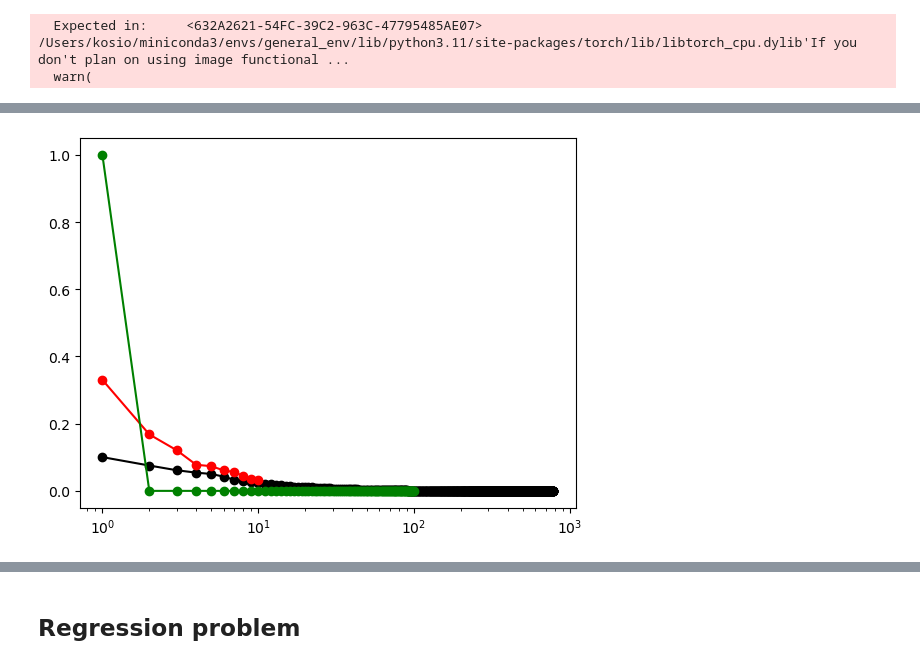
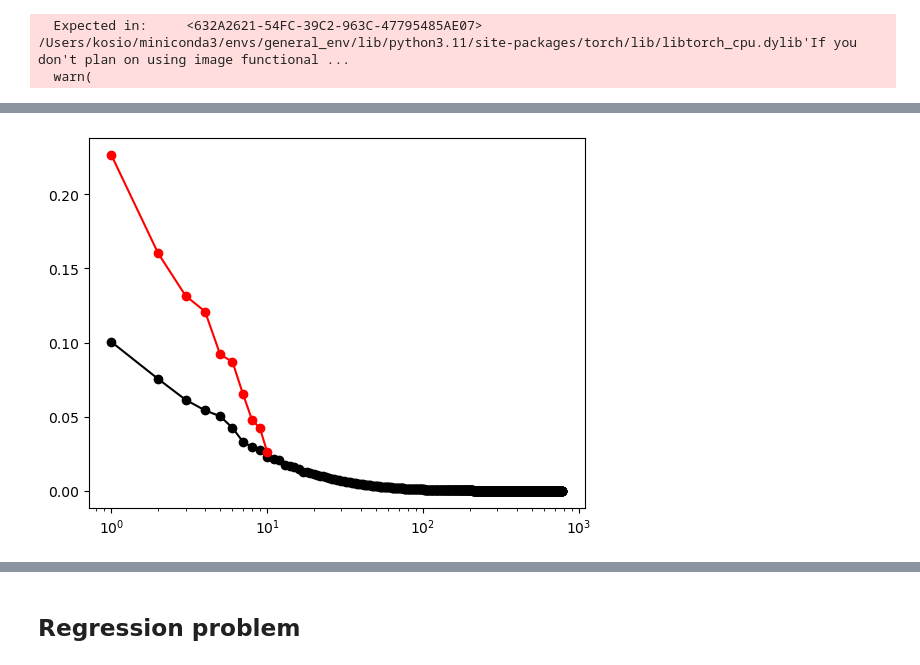
Before and after one commit to KBeshkov/top-mfld-class, a Jupyter notebook: simulations/MNIST_training.ipynb, the cells around one changed output, grey strips where cells are left out. Cells and saved outputs as stored; diff of their text form; code cells hidden in the pictures.

```diff
--- a/simulations/MNIST_training.ipynb
+++ b/simulations/MNIST_training.ipynb
@@ -64,16 +58,14 @@ out_code_pre_rand = [torch.sum(out_pre_rand[i]>0,axis=1) for i in range(len(out_
 # %%
 #show the PCA spectrum of the MNIST data
 from sklearn.decomposition import PCA
 reduced_MNIST = PCA().fit(data_test.data.reshape(len(data_test.data),-1).float())
 reduced_output = PCA().fit(out[-1].detach().numpy())
-reduced_output_pos = PCA().fit(out_pos[-2].detach().numpy())
 
 plt.plot(np.arange(1,785),reduced_MNIST.explained_variance_ratio_,'k-o')
 plt.plot(np.arange(1,len(reduced_output.explained_variance_ratio_)+1),reduced_output.explained_variance_ratio_,'r-o')
-plt.plot(np.arange(1,len(reduced_output_pos.explained_variance_ratio_)+1),reduced_output_pos.explained_variance_ratio_,'g-o')
 plt.xscale('log')
 # %% [output]
-[figure, old version]
+[figure, new version]
 # %%
 #Train
 import torch.optim as optim
```
Also changed, not shown: parts of 11 cells of this notebook, 1 other file.
